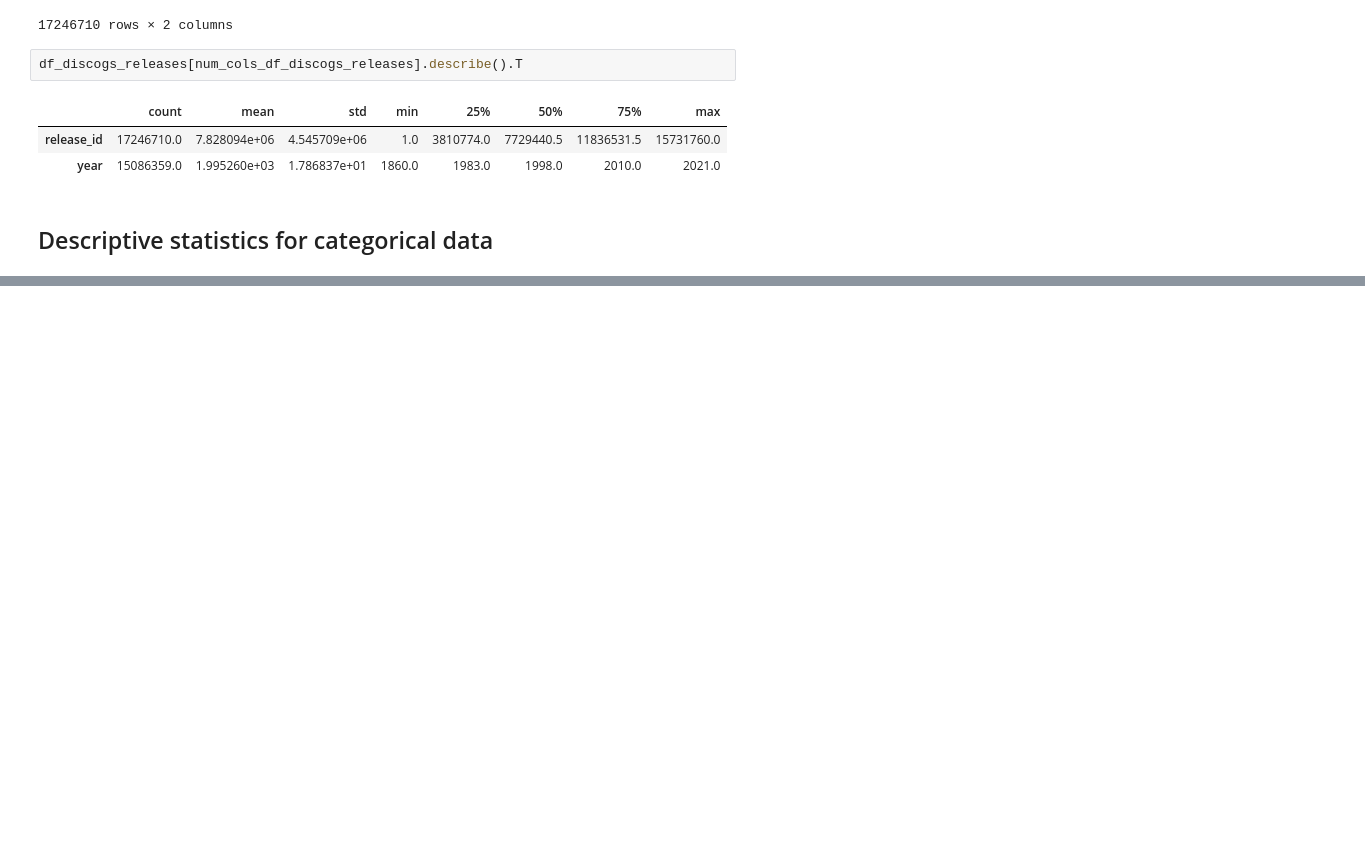
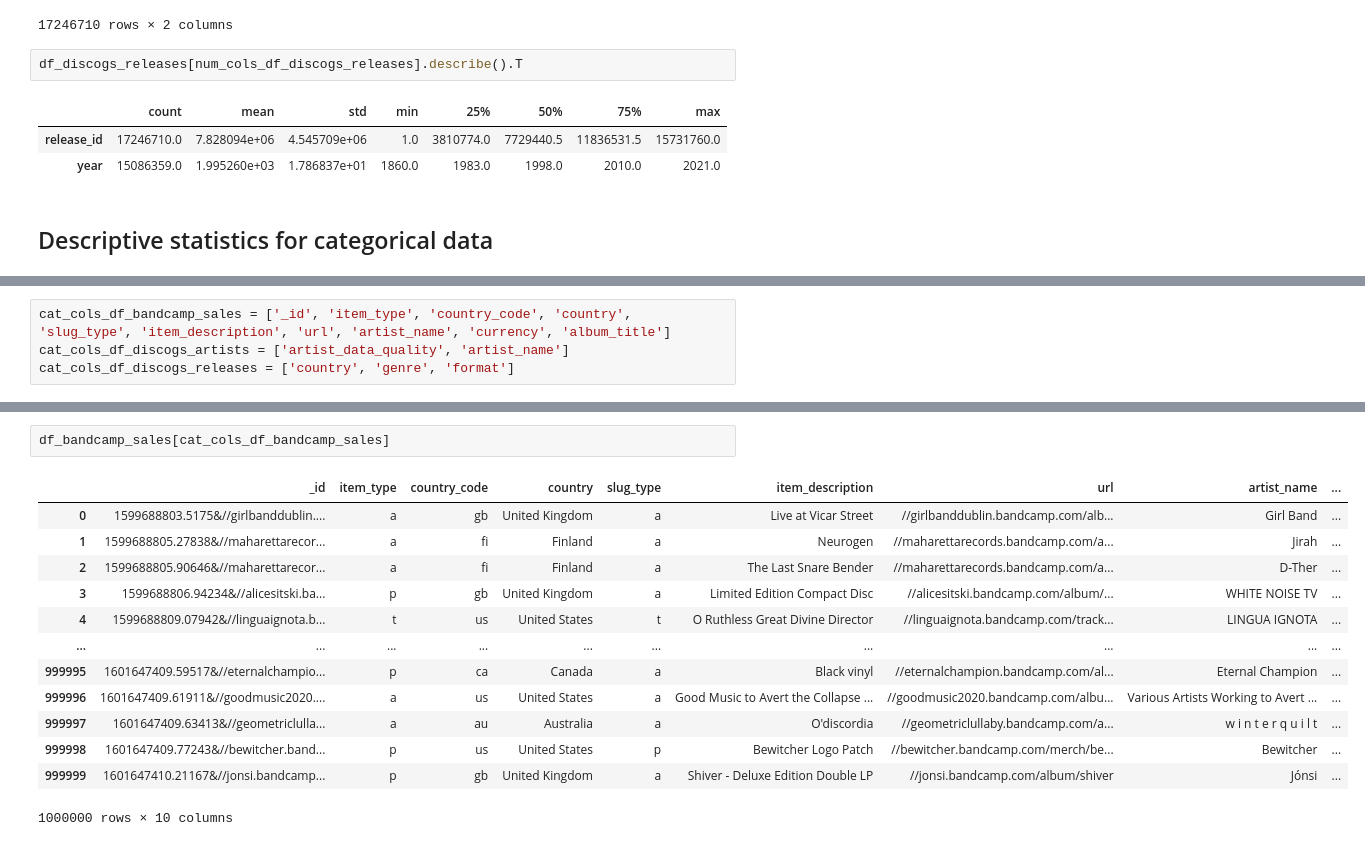
Before and after one commit to Funnear/end-to-end-data-analysis, a Jupyter notebook: notebooks/cleanup_factory.ipynb, the cells around one changed output, grey strips where cells are left out. Saved outputs shown, nothing was run; the diff lists cells and outputs as text; blank space fills up the shorter version.

```diff
--- a/notebooks/cleanup_factory.ipynb
+++ b/notebooks/cleanup_factory.ipynb
@@ -323,0 +378,4 @@ df_discogs_releases[num_cols_df_discogs_releases].describe().T
+# %%
+cat_cols_df_bandcamp_sales = ['_id', 'item_type', 'country_code', 'country', 'slug_type', 'item_description', 'url', 'artist_name', 'currency', 'album_title']
+cat_cols_df_discogs_artists = ['artist_data_quality', 'artist_name']
+cat_cols_df_discogs_releases = ['country', 'genre', 'format']
@@ -323,0 +396,16 @@ df_discogs_releases[num_cols_df_discogs_releases].describe().T
+# %%
+df_bandcamp_sales[cat_cols_df_bandcamp_sales]
+# %% [output]
+|  | _id | item_type | country_code | country | slug_type | item_description | url | artist_name | ... |
+| 0 | 1599688803.5175&//girlbanddublin.... | a | gb | United Kingdom | a | Live at Vicar Street | //girlbanddublin.bandcamp.com/alb... | Girl Band | ... |
+| 1 | 1599688805.27838&//maharettarecor... | a | fi | Finland | a | Neurogen | //maharettarecords.bandcamp.com/a... | Jirah | ... |
+| 2 | 1599688805.90646&//maharettarecor... | a | fi | Finland | a | The Last Snare Bender | //maharettarecords.bandcamp.com/a... | D-Ther | ... |
+| 3 | 1599688806.94234&//alicesitski.ba... | p | gb | United Kingdom | a | Limited Edition Compact Disc | //alicesitski.bandcamp.com/album/... | WHITE NOISE TV | ... |
+| 4 | 1599688809.07942&//linguaignota.b... | t | us | United States | t | O Ruthless Great Divine Director | //linguaignota.bandcamp.com/track... | LINGUA IGNOTA | ... |
+| ... | ... | ... | ... | ... | ... | ... | ... | ... | ... |
+| 999995 | 1601647409.59517&//eternalchampio... | p | ca | Canada | a | Black vinyl | //eternalchampion.bandcamp.com/al... | Eternal Champion | ... |
+| 999996 | 1601647409.61911&//goodmusic2020.... | a | us | United States | a | Good Music to Avert the Collapse ... | //goodmusic2020.bandcamp.com/albu... | Various Artists Working to Avert ... | ... |
+| 999997 | 1601647409.63413&//geometriclulla... | a | au | Australia | a | O'discordia | //geometriclullaby.bandcamp.com/a... | w i n t e r q u i l t | ... |
+| 999998 | 1601647409.77243&//bewitcher.band... | p | us | United States | p | Bewitcher Logo Patch | //bewitcher.bandcamp.com/merch/be... | Bewitcher | ... |
+| 999999 | 1601647410.21167&//jonsi.bandcamp... | p | gb | United Kingdom | a | Shiver - Deluxe Edition Double LP | //jonsi.bandcamp.com/album/shiver | Jónsi | ... |
+1000000 rows × 10 columns
```
Also changed, not shown: parts of 27 cells of this notebook, 2 other files.
